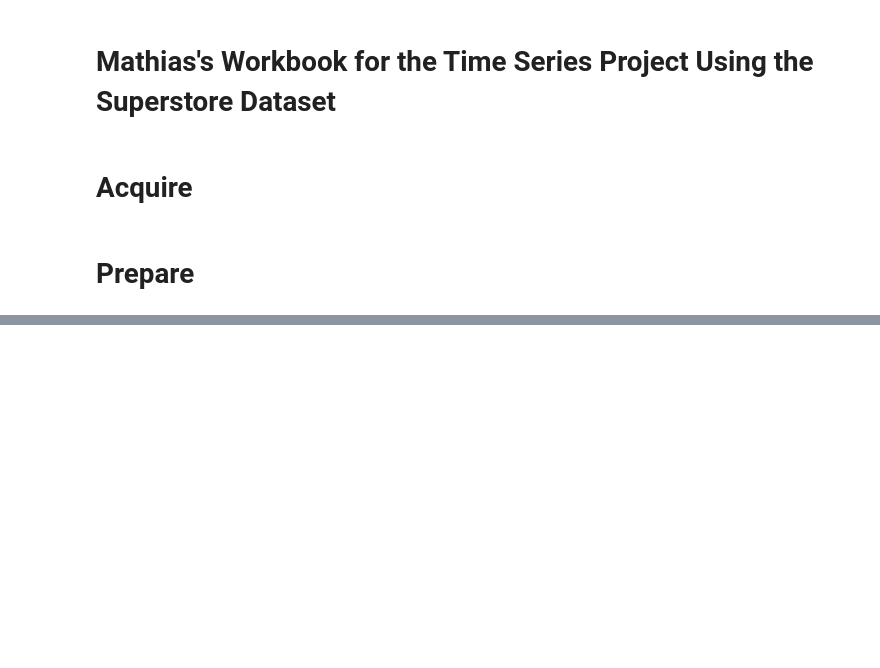
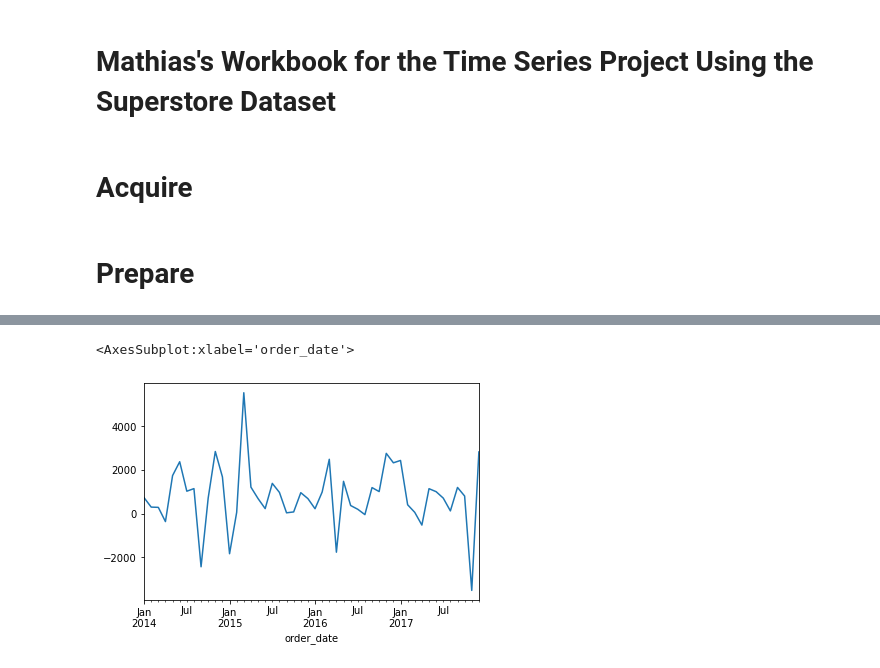
Before and after one commit to long-name-gang/time_series-project, a Jupyter notebook: mathias_work.ipynb, the cells around one changed output, grey strips where cells are left out. Saved outputs shown, nothing was run; the diff lists cells and outputs as text; code cells hidden in the pictures; blank space fills up the shorter version.

```diff
--- a/mathias_work.ipynb
+++ b/mathias_work.ipynb
@@ -150,0 +364,6 @@ ssdb.head()
+# %%
+# Explore profit
+ssdb['profit'].resample('M').sum().plot()
+# %% [output]
+<AxesSubplot:xlabel='order_date'>
+[figure, added]
```
Also changed, not shown: parts of 45 cells of this notebook, 1 other file.
